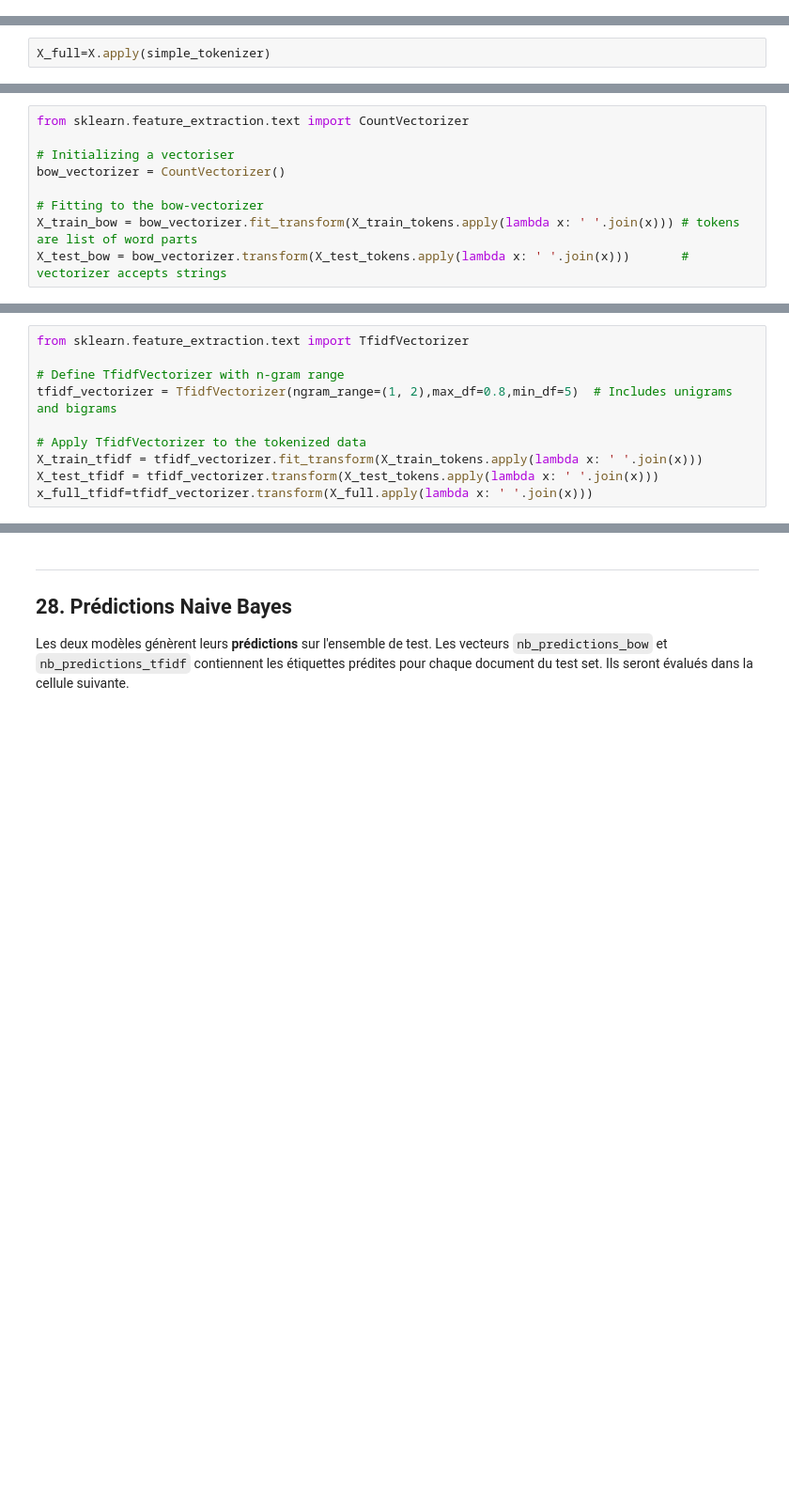
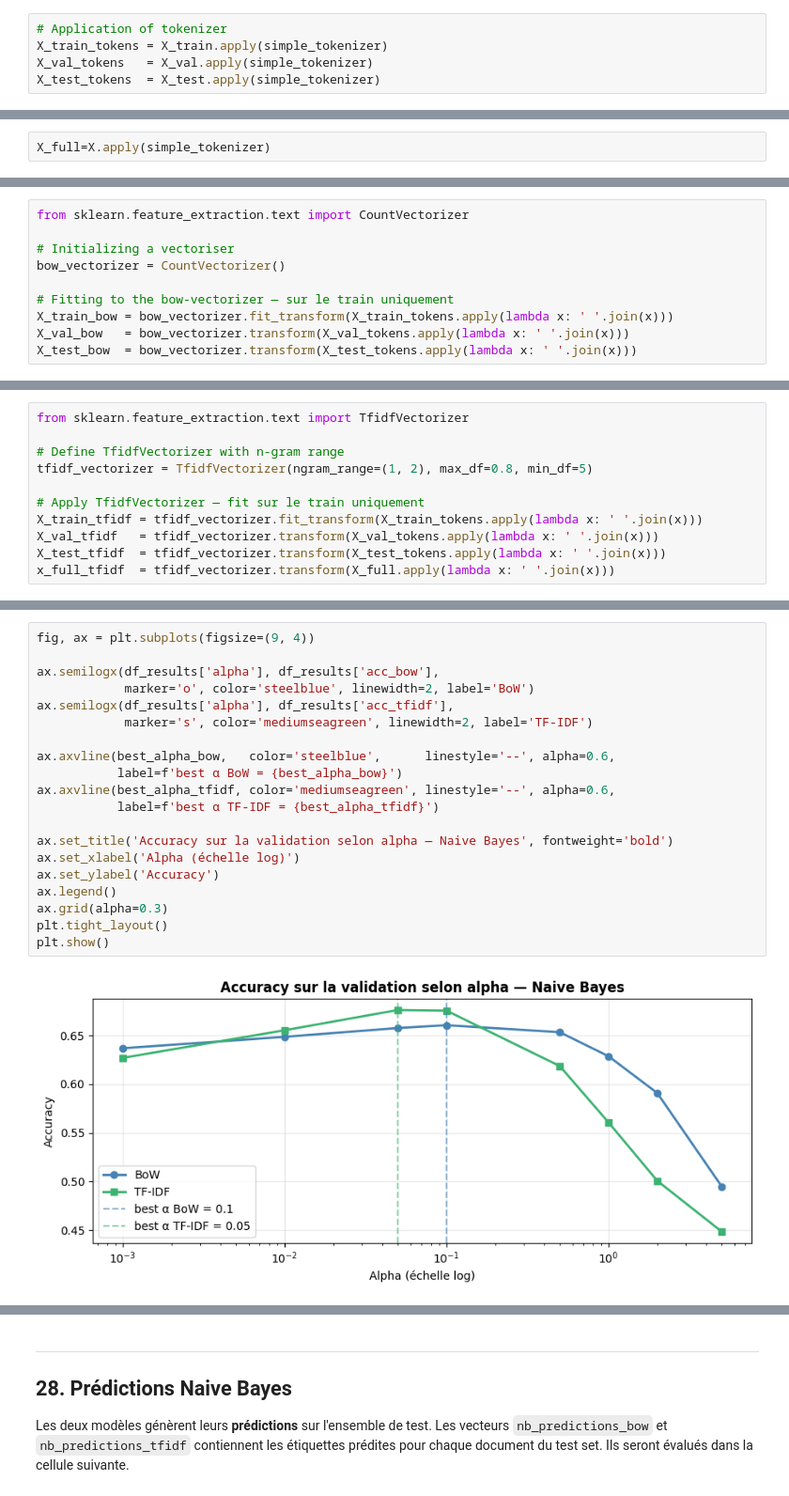
Before and after one commit to cypnet/Analyse-de-conversations-sur-la-sant-mentale, a Jupyter notebook: notebooks/CRUZDiogo/ETAPE2-Analyse_des_sentiments_des_conversations.ipynb, the cells around one changed output, grey strips where cells are left out. Shown at 94% size. Cells and saved outputs as stored; diff of their text form; blank space fills up the shorter version.

```diff
--- a/notebooks/CRUZDiogo/ETAPE2-Analyse_des_sentiments_des_conversations.ipynb
+++ b/notebooks/CRUZDiogo/ETAPE2-Analyse_des_sentiments_des_conversations.ipynb
@@ -335 +331,6 @@ X_test_tokens = X_test.apply(simple_tokenizer)
+# %%
+# Application of tokenizer
+X_train_tokens = X_train.apply(simple_tokenizer)
+X_val_tokens   = X_val.apply(simple_tokenizer)
+X_test_tokens  = X_test.apply(simple_tokenizer)
 # %% [markdown]
@@ -363,7 +371,8 @@ from sklearn.feature_extraction.text import CountVectorizer
 # Initializing a vectoriser
 bow_vectorizer = CountVectorizer()
 
-# Fitting to the bow-vectorizer
-X_train_bow = bow_vectorizer.fit_transform(X_train_tokens.apply(lambda x: ' '.join(x))) # tokens are list of word parts
-X_test_bow = bow_vectorizer.transform(X_test_tokens.apply(lambda x: ' '.join(x)))       # vectorizer accepts strings
+# Fitting to the bow-vectorizer — sur le train uniquement
+X_train_bow = bow_vectorizer.fit_transform(X_train_tokens.apply(lambda x: ' '.join(x)))
+X_val_bow   = bow_vectorizer.transform(X_val_tokens.apply(lambda x: ' '.join(x)))
+X_test_bow  = bow_vectorizer.transform(X_test_tokens.apply(lambda x: ' '.join(x)))
 # %% [markdown]
@@ -399,10 +439,11 @@ Même logique que BoW : `fit_transform` sur train uniquement, `transform` sur te
 from sklearn.feature_extraction.text import TfidfVectorizer
 
 # Define TfidfVectorizer with n-gram range
-tfidf_vectorizer = TfidfVectorizer(ngram_range=(1, 2),max_df=0.8,min_df=5)  # Includes unigrams and bigrams
+tfidf_vectorizer = TfidfVectorizer(ngram_range=(1, 2), max_df=0.8, min_df=5)
 
-# Apply TfidfVectorizer to the tokenized data
+# Apply TfidfVectorizer — fit sur le train uniquement
 X_train_tfidf = tfidf_vectorizer.fit_transform(X_train_tokens.apply(lambda x: ' '.join(x)))
-X_test_tfidf = tfidf_vectorizer.transform(X_test_tokens.apply(lambda x: ' '.join(x)))
-x_full_tfidf=tfidf_vectorizer.transform(X_full.apply(lambda x: ' '.join(x)))
+X_val_tfidf   = tfidf_vectorizer.transform(X_val_tokens.apply(lambda x: ' '.join(x)))
+X_test_tfidf  = tfidf_vectorizer.transform(X_test_tokens.apply(lambda x: ' '.join(x)))
+x_full_tfidf  = tfidf_vectorizer.transform(X_full.apply(lambda x: ' '.join(x)))
 # %% [markdown]
@@ -425,2 +544,24 @@ print(X_train_tfidf[:3])   # Shows nonzero TF-IDF scores in the first 3 document
+# %%
+fig, ax = plt.subplots(figsize=(9, 4))
+
+ax.semilogx(df_results['alpha'], df_results['acc_bow'],
+            marker='o', color='steelblue', linewidth=2, label='BoW')
+ax.semilogx(df_results['alpha'], df_results['acc_tfidf'],
+            marker='s', color='mediumseagreen', linewidth=2, label='TF-IDF')
+
+ax.axvline(best_alpha_bow,   color='steelblue',      linestyle='--', alpha=0.6,
+           label=f'best α BoW = {best_alpha_bow}')
+ax.axvline(best_alpha_tfidf, color='mediumseagreen', linestyle='--', alpha=0.6,
+           label=f'best α TF-IDF = {best_alpha_tfidf}')
+
+ax.set_title('Accuracy sur la validation selon alpha — Naive Bayes', fontweight='bold')
+ax.set_xlabel('Alpha (échelle log)')
+ax.set_ylabel('Accuracy')
+ax.legend()
+ax.grid(alpha=0.3)
+plt.tight_layout()
+plt.show()
+# %% [output]
+[figure, added]
 # %% [markdown]
 ---
```
Also changed, not shown: parts of 52 cells of this notebook.
